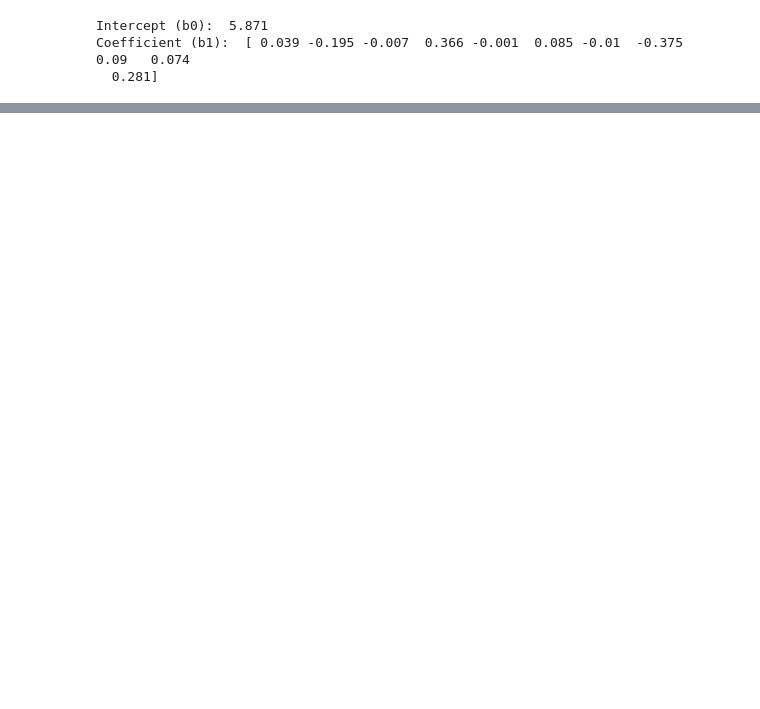
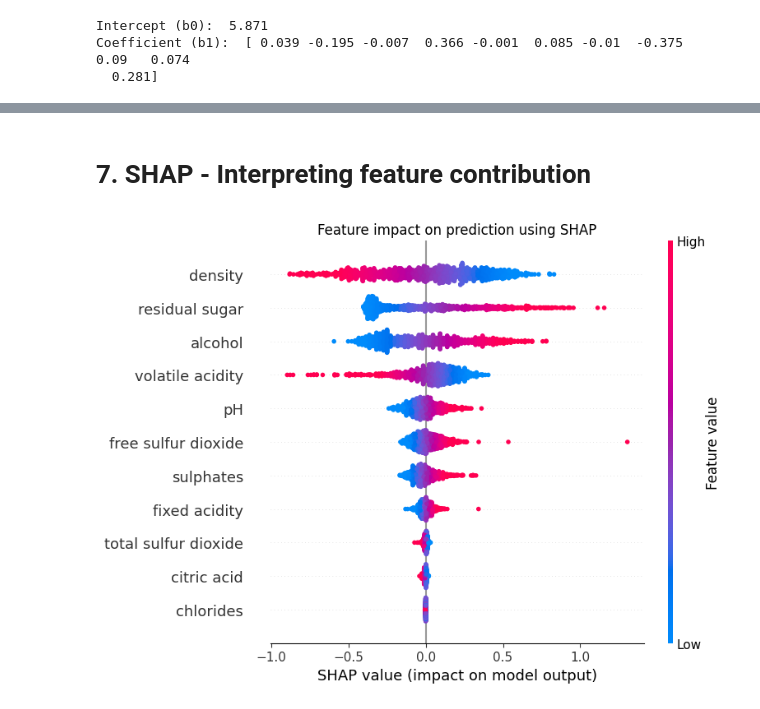
Before and after one commit to Grenki-with-cheese/CN6005_GroupProject_u2213935, a Jupyter notebook: LR_Model.ipynb, the cells around one changed output, grey strips where cells are left out. Cells and saved outputs as stored; diff of their text form; code cells hidden in the pictures; blank space fills up the shorter version.

Commit message:
Added chapters, EDA, feature contribution explanation using SHAP

```diff
--- a/LR_Model.ipynb
+++ b/LR_Model.ipynb
@@ -101,0 +171,10 @@ r2 = r2_score(Y_test, y_prediction)
+# %% [markdown]
+# 7. SHAP - Interpreting feature contribution
+# %%
+explainer = shap.LinearExplainer(model, X_scaled_train)
+shap_values = explainer.shap_values(X_scaled_test)
+plt.title('Feature impact on prediction using SHAP')
+shap.summary_plot(shap_values, X_scaled_test, feature_names=X_test.columns)
+plt.show()
+# %% [output]
+[figure, added]
```
Also changed, not shown: parts of 19 cells of this notebook.
